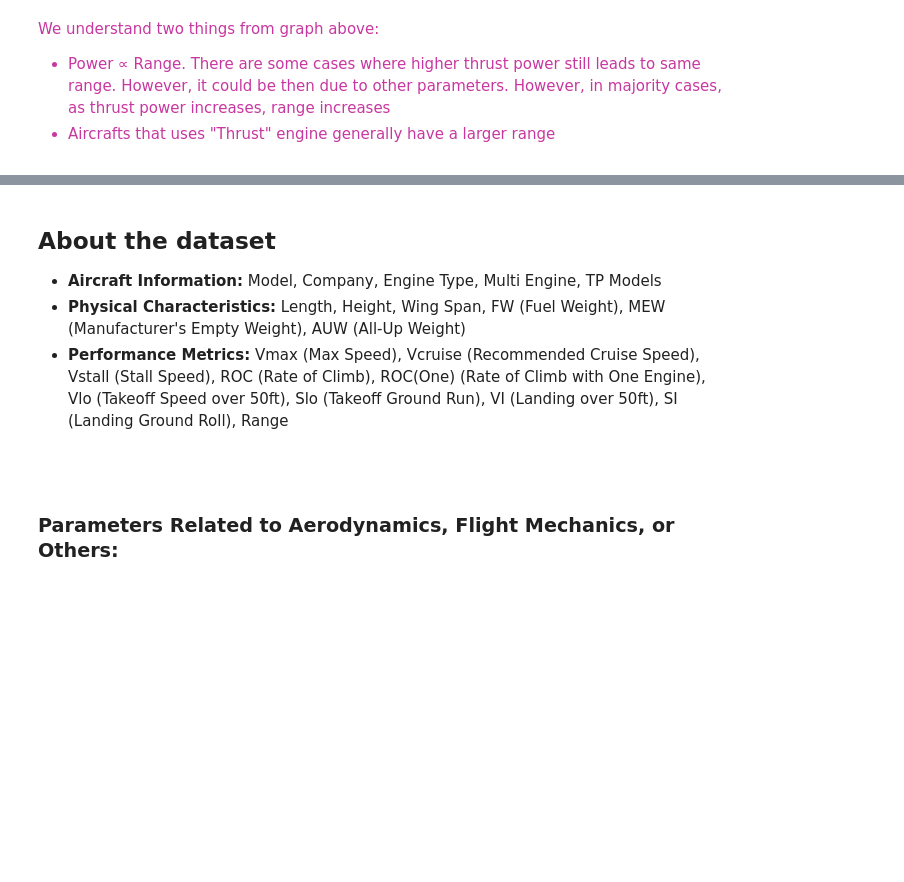
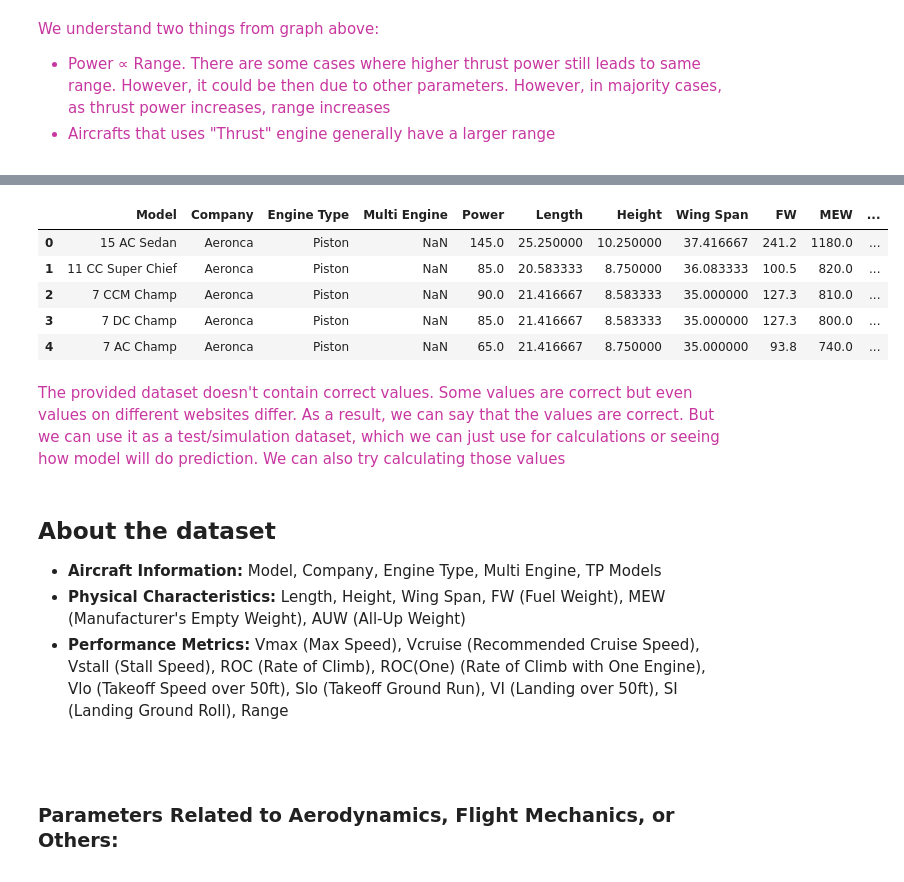
Before and after one commit to stahir01/Master-Thesis, a Jupyter notebook: Master_Thesis_Datasets.ipynb, the cells around one changed output, grey strips where cells are left out. Saved outputs shown, nothing was run; the diff lists cells and outputs as text; code cells hidden in the pictures; blank space fills up the shorter version.

```diff
--- a/Master_Thesis_Datasets.ipynb
+++ b/Master_Thesis_Datasets.ipynb
@@ -466,0 +509,12 @@ We understand two things from graph above:
+# %%
+aircraft_performance_dataset.head(5)
+# %% [output]
+|  | Model | Company | Engine Type | Multi Engine | Power | Length | Height | Wing Span | FW | MEW | ... |
+| 0 | 15 AC Sedan | Aeronca | Piston | NaN | 145.0 | 25.250000 | 10.250000 | 37.416667 | 241.2 | 1180.0 | ... |
+| 1 | 11 CC Super Chief | Aeronca | Piston | NaN | 85.0 | 20.583333 | 8.750000 | 36.083333 | 100.5 | 820.0 | ... |
+| 2 | 7 CCM Champ | Aeronca | Piston | NaN | 90.0 | 21.416667 | 8.583333 | 35.000000 | 127.3 | 810.0 | ... |
+| 3 | 7 DC Champ | Aeronca | Piston | NaN | 85.0 | 21.416667 | 8.583333 | 35.000000 | 127.3 | 800.0 | ... |
+| 4 | 7 AC Champ | Aeronca | Piston | NaN | 65.0 | 21.416667 | 8.750000 | 35.000000 | 93.8 | 740.0 | ... |
+# %% [markdown]
+<p style="color: #C837A0;"> The provided dataset doesn't contain correct values. Some values are correct but even values on different websites differ. As a result, we can say that the values are correct. But we can use it as a test/simulation dataset, which we can just use for calculations or seeing how model will do prediction. We can also try calculating those values
+</p>
```
Also changed, not shown: parts of 12 cells of this notebook, 1 other file.
